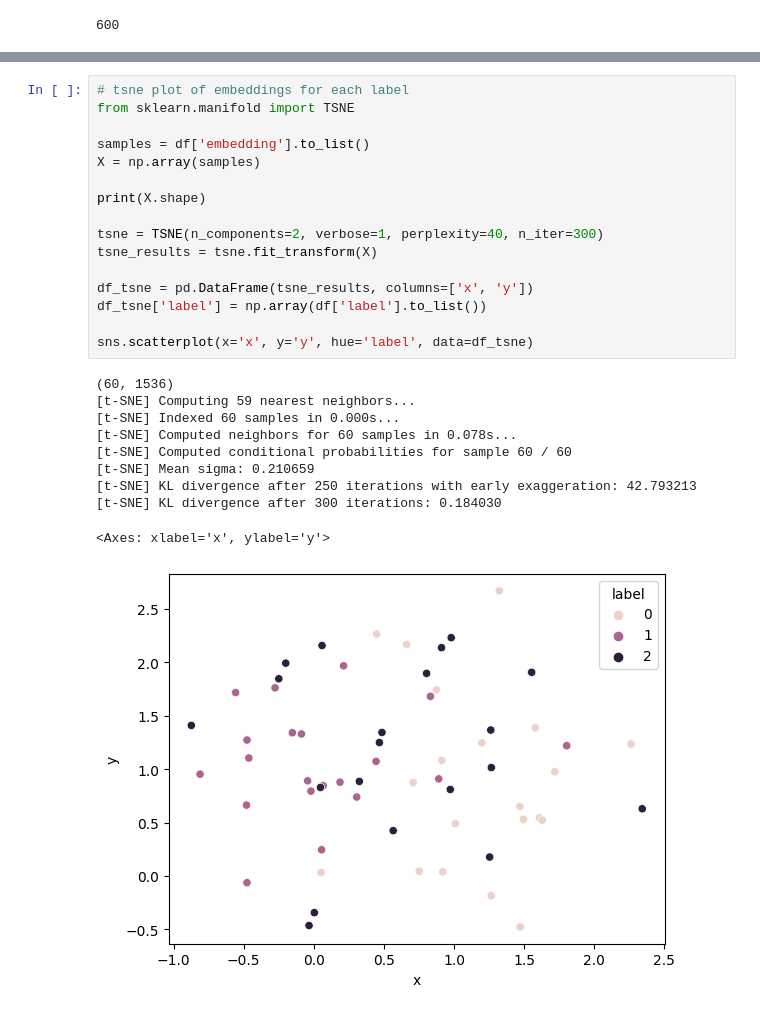
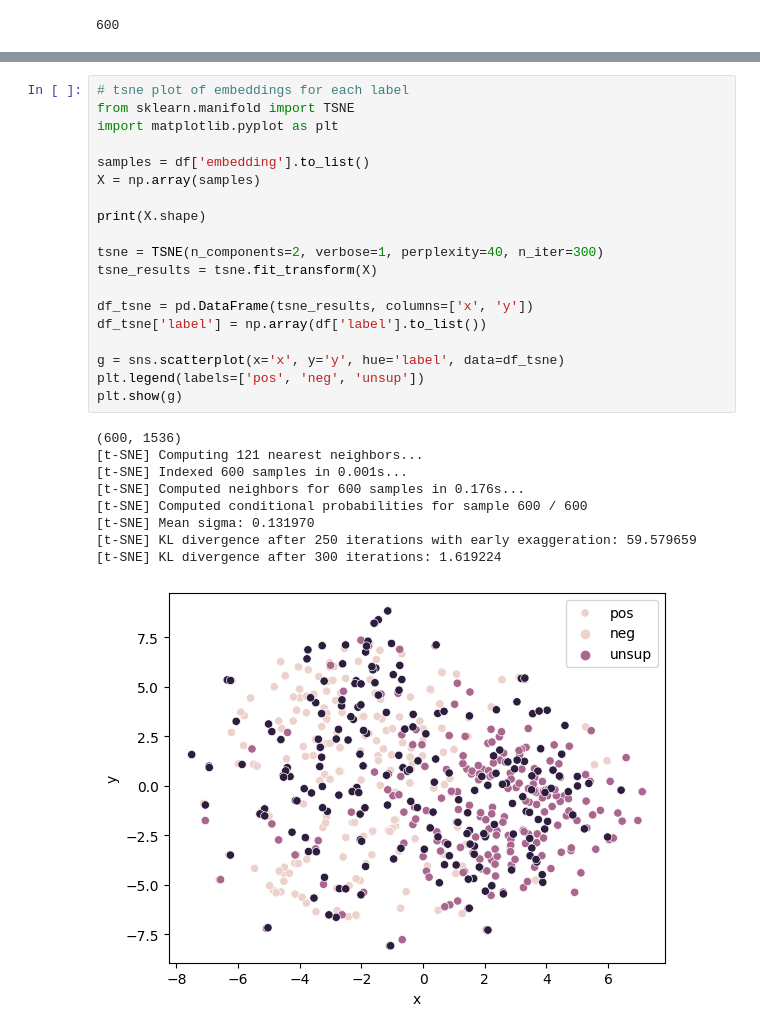
Before and after one commit to AlpriElse/Sandboxed, a Jupyter notebook: 2023-02-13_open_ai_embedding_testing/explore.ipynb, the cells around one changed output, grey strips where cells are left out. Saved outputs shown, nothing was run; the diff lists cells and outputs as text.

```diff
--- a/2023-02-13_open_ai_embedding_testing/explore.ipynb
+++ b/2023-02-13_open_ai_embedding_testing/explore.ipynb
@@ -137,27 +166,29 @@ df.head()
 # %%
 # tsne plot of embeddings for each label
 from sklearn.manifold import TSNE
+import matplotlib.pyplot as plt
 
 samples = df['embedding'].to_list()
 X = np.array(samples)
 
 print(X.shape)
 
 tsne = TSNE(n_components=2, verbose=1, perplexity=40, n_iter=300)
 tsne_results = tsne.fit_transform(X)
 
 df_tsne = pd.DataFrame(tsne_results, columns=['x', 'y'])
 df_tsne['label'] = np.array(df['label'].to_list())
 
-sns.scatterplot(x='x', y='y', hue='label', data=df_tsne)
+g = sns.scatterplot(x='x', y='y', hue='label', data=df_tsne)
+plt.legend(labels=['pos', 'neg', 'unsup'])
+plt.show(g)
 # %% [output]
-(60, 1536)
-[t-SNE] Computing 59 nearest neighbors...
-[t-SNE] Indexed 60 samples in 0.000s...
-[t-SNE] Computed neighbors for 60 samples in 0.078s...
-[t-SNE] Computed conditional probabilities for sample 60 / 60
-[t-SNE] Mean sigma: 0.210659
-[t-SNE] KL divergence after 250 iterations with early exaggeration: 42.793213
-[t-SNE] KL divergence after 300 iterations: 0.184030
+(600, 1536)
+[t-SNE] Computing 121 nearest neighbors...
+[t-SNE] Indexed 600 samples in 0.001s...
+[t-SNE] Computed neighbors for 600 samples in 0.176s...
+[t-SNE] Computed conditional probabilities for sample 600 / 600
+[t-SNE] Mean sigma: 0.131970
+[t-SNE] KL divergence after 250 iterations with early exaggeration: 59.579659
+[t-SNE] KL divergence after 300 iterations: 1.619224
-<Axes: xlabel='x', ylabel='y'>
-[figure, old version]
+[figure, new version]
```
Also changed, not shown: parts of 5 cells of this notebook, 6 other files.
